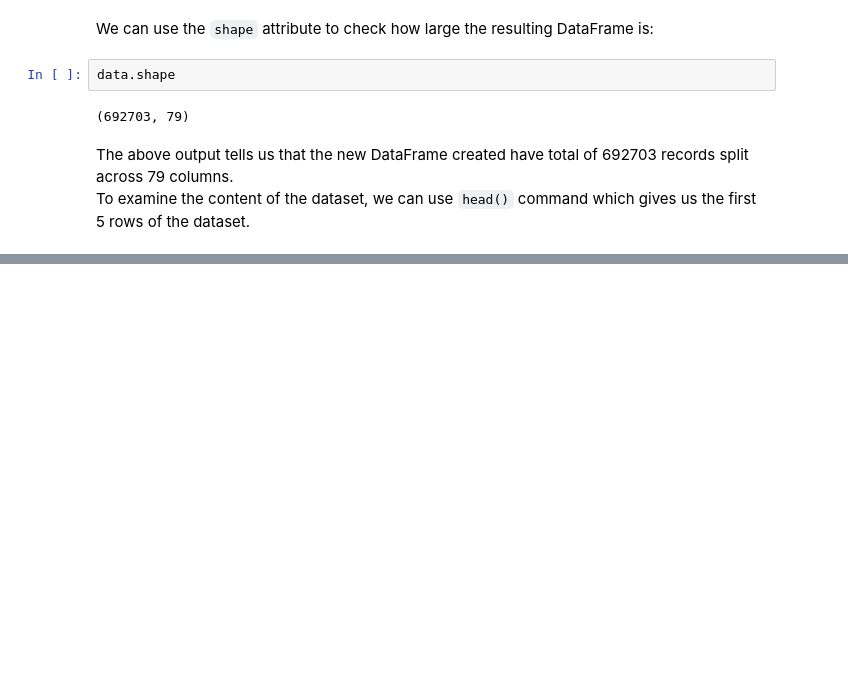
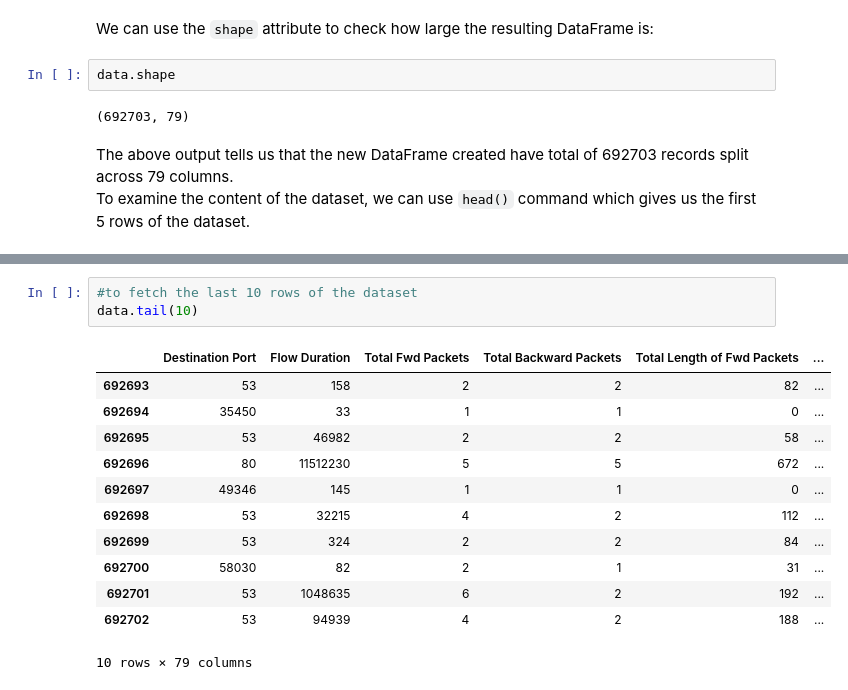
Before and after one commit to Spoorti803/Kaggle-Practice, a Jupyter notebook: pandas.ipynb, the cells around one changed output, grey strips where cells are left out. Cells and saved outputs as stored; diff of their text form; blank space fills up the shorter version.

```diff
--- a/pandas.ipynb
+++ b/pandas.ipynb
@@ -93,0 +133,16 @@ To examine the content of the dataset, we can use `head()` command which gives u
+# %%
+#to fetch the last 10 rows of the dataset
+data.tail(10)
+# %% [output]
+|  | Destination Port | Flow Duration | Total Fwd Packets | Total Backward Packets | Total Length of Fwd Packets | ... |
+| 692693 | 53 | 158 | 2 | 2 | 82 | ... |
+| 692694 | 35450 | 33 | 1 | 1 | 0 | ... |
+| 692695 | 53 | 46982 | 2 | 2 | 58 | ... |
+| 692696 | 80 | 11512230 | 5 | 5 | 672 | ... |
+| 692697 | 49346 | 145 | 1 | 1 | 0 | ... |
+| 692698 | 53 | 32215 | 4 | 2 | 112 | ... |
+| 692699 | 53 | 324 | 2 | 2 | 84 | ... |
+| 692700 | 58030 | 82 | 2 | 1 | 31 | ... |
+| 692701 | 53 | 1048635 | 6 | 2 | 192 | ... |
+| 692702 | 53 | 94939 | 4 | 2 | 188 | ... |
+10 rows × 79 columns
```
Also changed, not shown: parts of 11 cells of this notebook.
